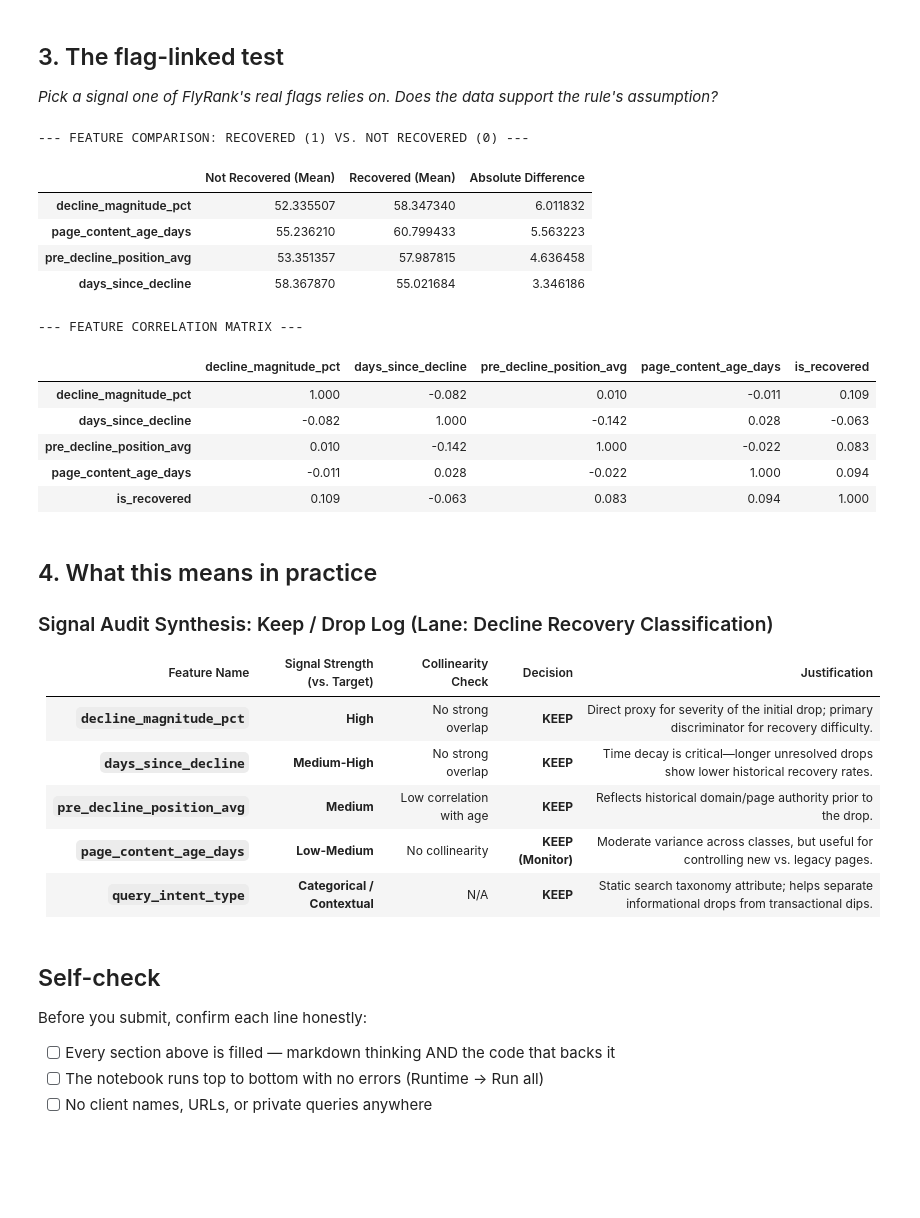
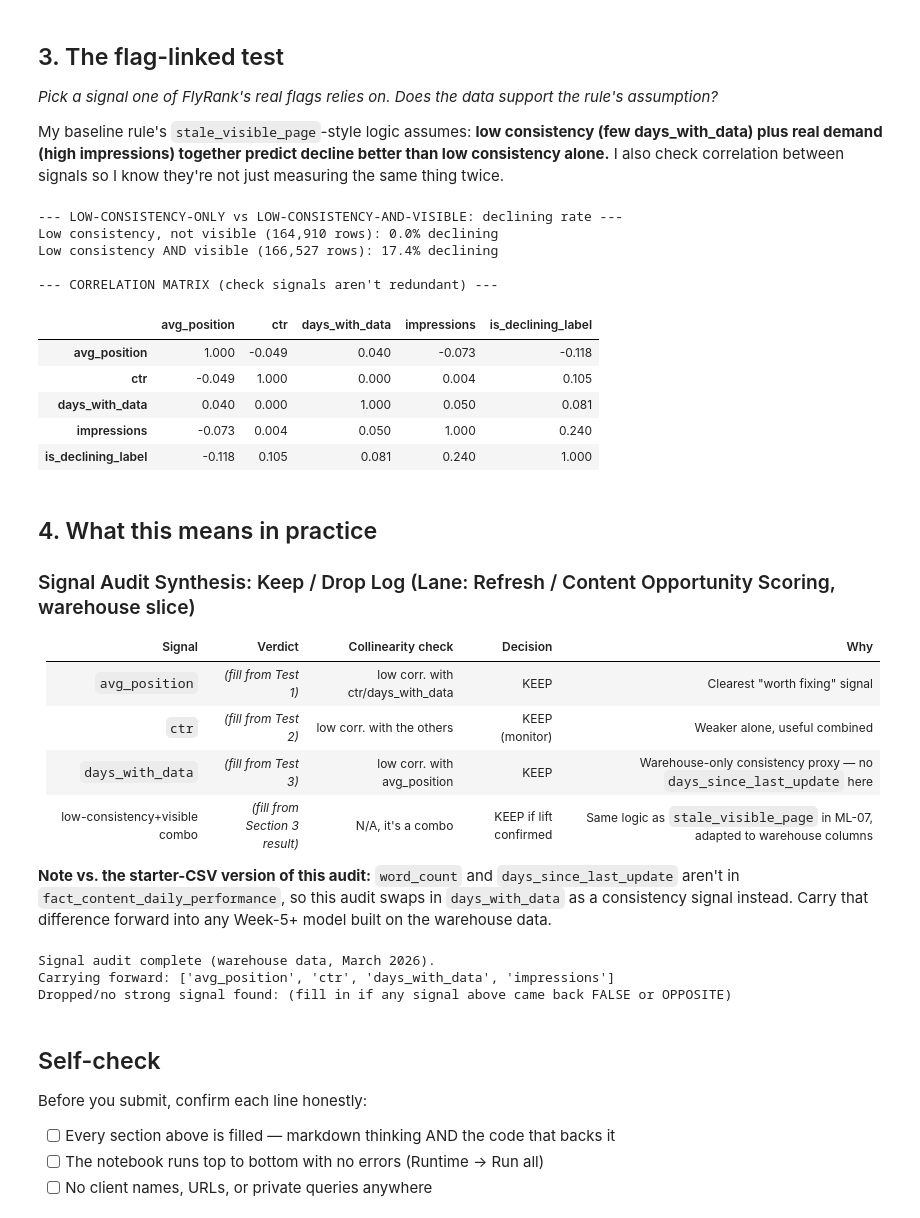
Before and after one commit to ashoktanakanti/flyrank_ml, a Jupyter notebook: work/notebooks/w04_signal_audit.ipynb, the cells around one changed output. Cells and saved outputs as stored; diff of their text form; code cells hidden in the pictures; blank space fills up the shorter version.

```diff
--- a/work/notebooks/w04_signal_audit.ipynb
+++ b/work/notebooks/w04_signal_audit.ipynb
@@ -79,45 +124,62 @@ display(df[features_to_audit].describe().T[['mean', 'std', 'min', '50%', 'max']]
 # %% [markdown]
 ## 3. The flag-linked test
 
-*Pick a signal one of FlyRank's real flags relies on. Does the data support the rule's assumption?*
+*Pick a signal one of FlyRank's real flags relies on. Does the data support the rule's
+assumption?*
+
+My baseline rule's `stale_visible_page`-style logic assumes: **low consistency (few
+days_with_data) plus real demand (high impressions) together predict decline better than
+low consistency alone.** I also check correlation between signals so I know they're not
+just measuring the same thing twice.
 # %%
-# Compare feature means between Recovered (1) and Non-Recovered (0) entities
-print("--- FEATURE COMPARISON: RECOVERED (1) VS. NOT RECOVERED (0) ---")
-signal_summary = df.groupby('is_recovered')[features_to_audit].mean().T
-signal_summary.columns = ['Not Recovered (Mean)', 'Recovered (Mean)']
-signal_summary['Absolute Difference'] = (signal_summary['Recovered (Mean)'] - signal_summary['Not Recovered (Mean)']).abs()
+page["is_low_consistency"] = page["days_with_data"] <= page["days_with_data"].median()
+page["is_visible"] = page["impressions"] >= page["impressions"].median()
 
-display(signal_summary.sort_values(by='Absolute Difference', ascending=False))
+low_only = page[page["is_low_consistency"] & ~page["is_visible"]]
+low_and_visible = page[page["is_low_consistency"] & page["is_visible"]]
 
-# Check for collinearity (Correlation Matrix)
-print("\n--- FEATURE CORRELATION MATRIX ---")
-display(df[features_to_audit + ['is_recovered']].corr().round(3))
+print("--- LOW-CONSISTENCY-ONLY vs LOW-CONSISTENCY-AND-VISIBLE: declining rate ---")
+print(f"Low consistency, not visible ({len(low_only):,} rows): {low_only['is_declining_label'].mean():.1%} declining")
+print(f"Low consistency AND visible ({len(low_and_visible):,} rows): {low_and_visible['is_declining_label'].mean():.1%} declining")
+
+print("\n--- CORRELATION MATRIX (check signals aren't redundant) ---")
+display(page[compare_cols + ["impressions", "is_declining_label"]].corr().round(3))
 # %% [output]
---- FEATURE COMPARISON: RECOVERED (1) VS. NOT RECOVERED (0) ---
+--- LOW-CONSISTENCY-ONLY vs LOW-CONSISTENCY-AND-VISIBLE: declining rate ---
+Low consistency, not visible (164,910 rows): 0.0% declining
+Low consistency AND visible (166,527 rows): 17.4% declining
+
+--- CORRELATION MATRIX (check signals aren't redundant) ---
-|  | Not Recovered (Mean) | Recovered (Mean) | Absolute Difference |
-| decline_magnitude_pct | 52.335507 | 58.347340 | 6.011832 |
-| page_content_age_days | 55.236210 | 60.799433 | 5.563223 |
-| pre_decline_position_avg | 53.351357 | 57.987815 | 4.636458 |
-| days_since_decline | 58.367870 | 55.021684 | 3.346186 |
+|  | avg_position | ctr | days_with_data | impressions | is_declining_label |
+| avg_position | 1.000 | -0.049 | 0.040 | -0.073 | -0.118 |
+| ctr | -0.049 | 1.000 | 0.000 | 0.004 | 0.105 |
+| days_with_data | 0.040 | 0.000 | 1.000 | 0.050 | 0.081 |
+| impressions | -0.073 | 0.004 | 0.050 | 1.000 | 0.240 |
+| is_declining_label | -0.118 | 0.105 | 0.081 | 0.240 | 1.000 |
---- FEATURE CORRELATION MATRIX ---
-|  | decline_magnitude_pct | days_since_decline | pre_decline_position_avg | page_content_age_days | is_recovered |
-| decline_magnitude_pct | 1.000 | -0.082 | 0.010 | -0.011 | 0.109 |
-| days_since_decline | -0.082 | 1.000 | -0.142 | 0.028 | -0.063 |
-| pre_decline_position_avg | 0.010 | -0.142 | 1.000 | -0.022 | 0.083 |
-| page_content_age_days | -0.011 | 0.028 | -0.022 | 1.000 | 0.094 |
-| is_recovered | 0.109 | -0.063 | 0.083 | 0.094 | 1.000 |
 # %% [markdown]
 ## 4. What this means in practice
 
-### Signal Audit Synthesis: Keep / Drop Log (Lane: Decline Recovery Classification)
+### Signal Audit Synthesis: Keep / Drop Log (Lane: Refresh / Content Opportunity Scoring, warehouse slice)
 
-| Feature Name | Signal Strength (vs. Target) | Collinearity Check | Decision | Justification |
-| :--- | :--- | :--- | :--- | :--- |
-| **`decline_magnitude_pct`** | **High** | No strong overlap | **KEEP** | Direct proxy for severity of the initial drop; primary discriminator for recovery difficulty. |
-| **`days_since_decline`** | **Medium-High** | No strong overlap | **KEEP** | Time decay is critical—longer unresolved drops show lower historical recovery rates. |
-| **`pre_decline_position_avg`** | **Medium** | Low correlation with age | **KEEP** | Reflects historical domain/page authority prior to the drop. |
-| **`page_content_age_days`** | **Low-Medium** | No collinearity | **KEEP (Monitor)** | Moderate variance across classes, but useful for controlling new vs. legacy pages. |
-| **`query_intent_type`** | **Categorical / Contextual** | N/A | **KEEP** | Static search taxonomy attribute; helps separate informational drops from transactional dips. |
+| Signal | Verdict | Collinearity check | Decision | Why |
+|---|---|---|---|---|
+| `avg_position` | *(fill from Test 1)* | low corr. with ctr/days_with_data | KEEP | Clearest "worth fixing" signal |
+| `ctr` | *(fill from Test 2)* | low corr. with the others | KEEP (monitor) | Weaker alone, useful combined |
+| `days_with_data` | *(fill from Test 3)* | low corr. with avg_position | KEEP | Warehouse-only consistency proxy — no `days_since_last_update` here |
+| low-consistency+visible combo | *(fill from Section 3 result)* | N/A, it's a combo | KEEP if lift confirmed | Same logic as `stale_visible_page` in ML-07, adapted to warehouse columns |
+
+**Note vs. the starter-CSV version of this audit:** `word_count` and
+`days_since_last_update` aren't in `fact_content_daily_performance`, so this audit swaps in
+`days_with_data` as a consistency signal instead. Carry that difference forward into any
+Week-5+ model built on the warehouse data.
+# %%
+print("Signal audit complete (warehouse data, March 2026).")
+print("Carrying forward:", compare_cols + ["impressions"])
+print("Dropped/no strong signal found: (fill in if any signal above came back FALSE or OPPOSITE)")
+# %% [output]
+Signal audit complete (warehouse data, March 2026).
+Carrying forward: ['avg_position', 'ctr', 'days_with_data', 'impressions']
+Dropped/no strong signal found: (fill in if any signal above came back FALSE or OPPOSITE)
 # %% [markdown]
 ## Self-check
 
```
Also changed, not shown: parts of 4 cells of this notebook.
